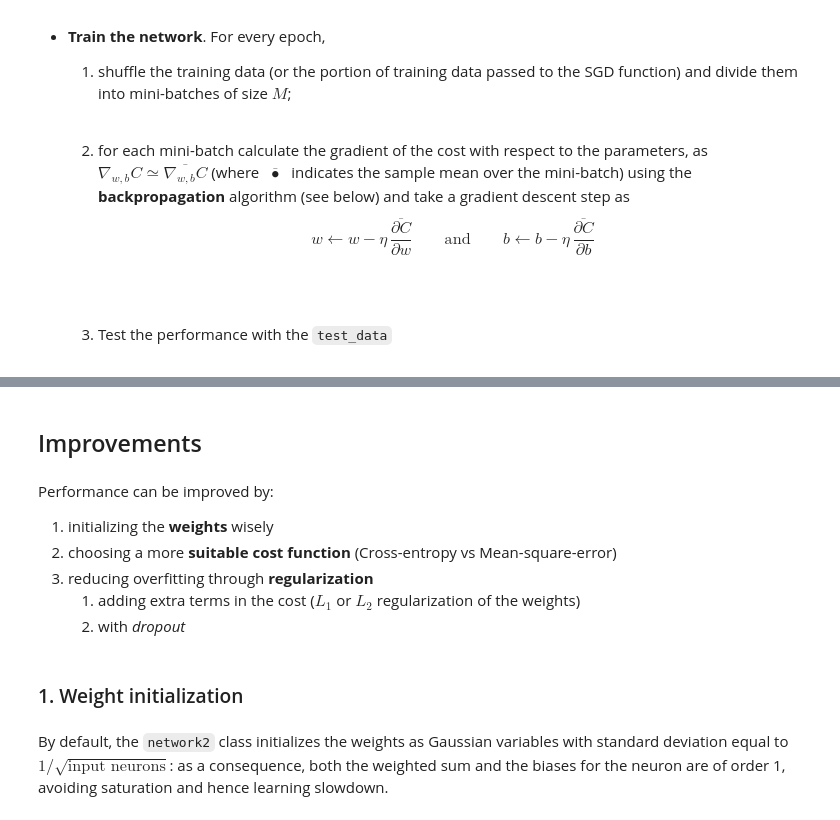
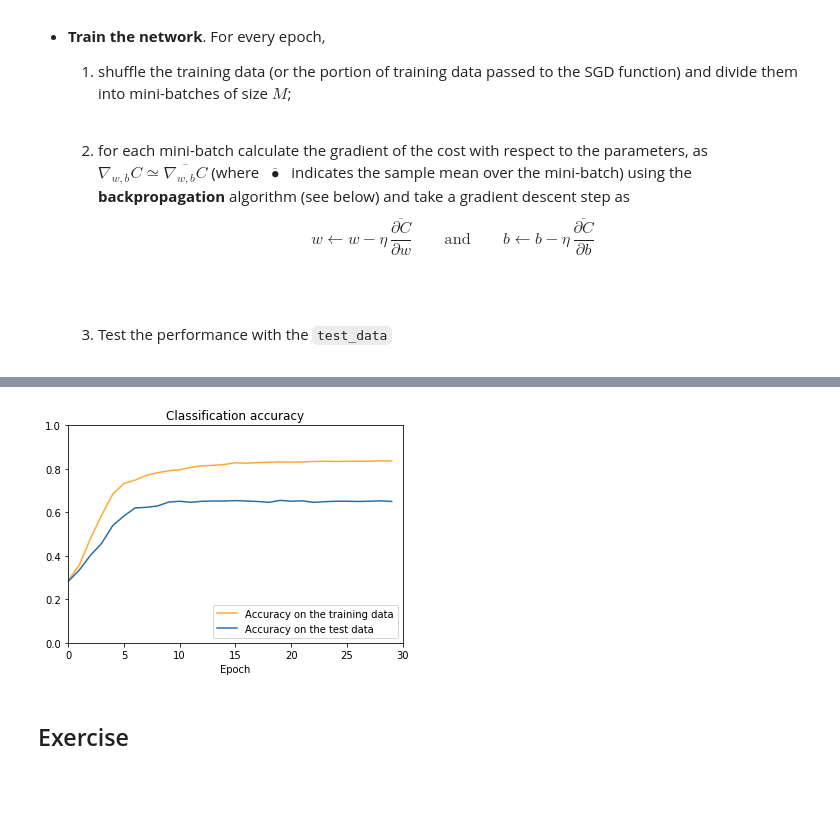
Before and after one commit to ansuini/Winter_School_QLS_2018, a Jupyter notebook: Lecture1/Deep_Learning_MNIST.ipynb, the cells around one changed output, grey strips where cells are left out. Cells and saved outputs as stored; diff of their text form; code cells hidden in the pictures; blank space fills up the shorter version.

```diff
--- a/Lecture1/Deep_Learning_MNIST.ipynb
+++ b/Lecture1/Deep_Learning_MNIST.ipynb
@@ -97,7 +394,8 @@ $$
 # %%
+import numpy as np
+
 import mnist_loader
 training_data, validation_data, test_data = mnist_loader.load_data_wrapper()
-training_data = list(training_data)
 
 import network
 net = network.Network([784, 30, 10])
@@ -110,6 +408,8 @@ eta = 3.0
 n_training = 1000  # < 50000
 training_data = list(training_data)[:n_training]
 
-net.SGD(training_data, epochs, mini_batch_size, eta,
-        test_data=test_data)
+n_test = 1000
+test_data = list(test_data)[:n_test]
+
+training_accuracy, evaluation_accuracy = net.SGD(training_data, epochs, mini_batch_size, eta, test_data)
 # %% [output]
@@ -117,13 +433,19 @@ OSError: Not a gzipped file (b'{"')
+# %%
+import matplotlib.pyplot as plt
+
+fig = plt.figure()
+ax = fig.add_subplot(111)
+ax.plot(np.arange(0, 30, 1), training_accuracy, color='#FFA933',
+            label="Accuracy on the training data")
+ax.plot(np.arange(0, 30, 1), evaluation_accuracy, color='#2A6EA6',
+            label="Accuracy on the test data")
+ax.set_xlim(0, epochs)
+ax.set_xlabel('Epoch')
+ax.set_ylim(0, 1)
+ax.set_title('Classification accuracy')
+plt.legend(loc="lower right")
+plt.show()
+# %% [output]
+[figure, added]
 # %% [markdown]
-## Improvements
+## Exercise
-# %% [markdown]
-Performance can be improved by:
-1. initializing the **weights** wisely
-1. choosing a more **suitable cost function** (Cross-entropy vs Mean-square-error)
-2. reducing overfitting through **regularization**
-    1. adding extra terms in the cost ($L_1$ or $L_2$ regularization of the weights)
-    2. with *dropout*
-# %% [markdown]
-### 1. Weight initialization
-# %% [markdown]
-By default, the <code>network2</code> class initializes the weights as Gaussian variables with standard deviation equal to $1/\sqrt{\textrm{input neurons}}$: as a consequence, both the weighted sum and the biases for the neuron are of order 1, avoiding saturation and hence learning slowdown.
```
Also changed, not shown: parts of 25 cells of this notebook, 1 other file.
